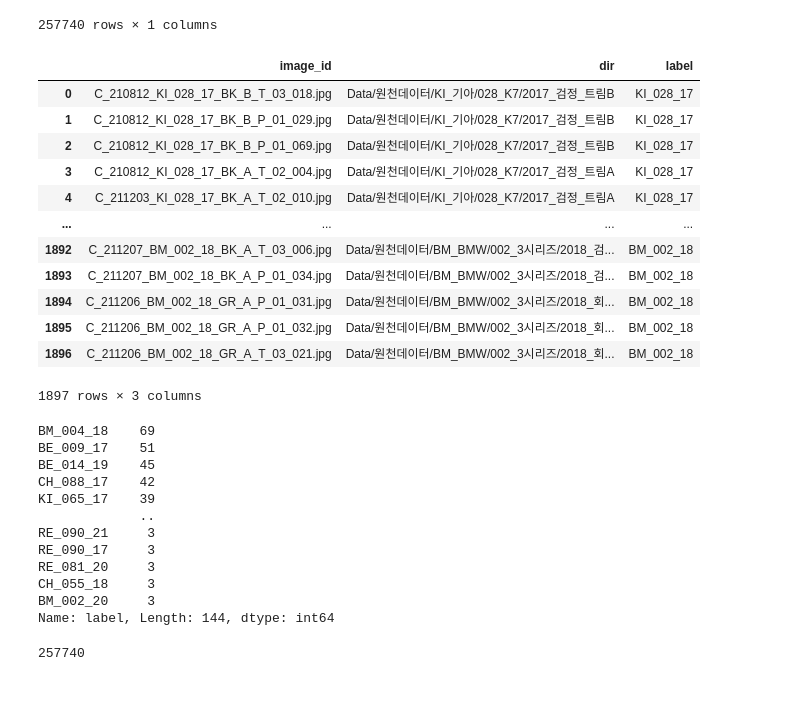
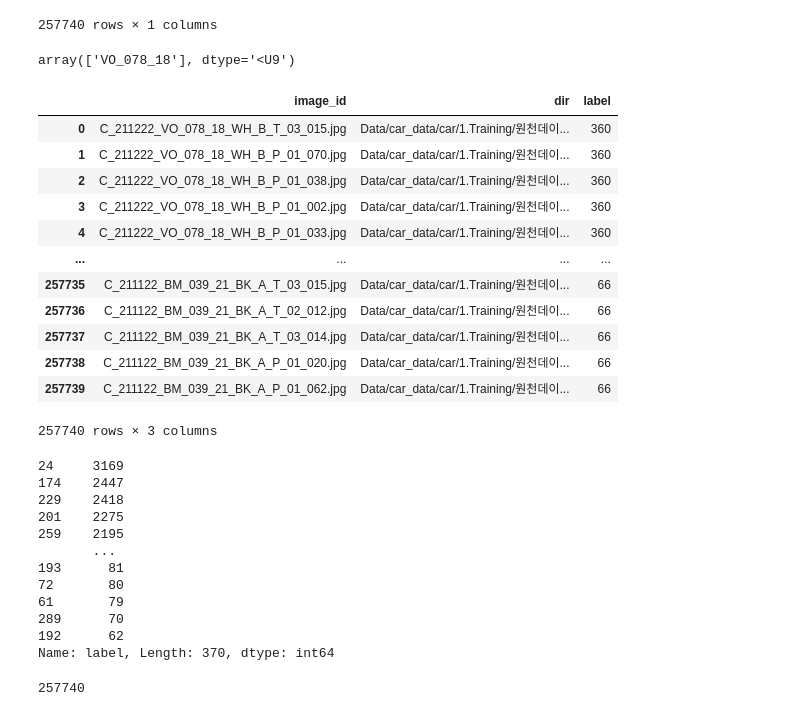
Before and after one commit to hojunking/efficientnet_pytorch, a Jupyter notebook: classification_train.ipynb, the cells around one changed output. Saved outputs shown, nothing was run; the diff lists cells and outputs as text; code cells hidden in the pictures.

```diff
--- a/classification_train.ipynb
+++ b/classification_train.ipynb
@@ -141,42 +137,47 @@ new_cat
 | 257738 | 66 |
 | 257739 | 66 |
 257740 rows × 1 columns
+# %%
+first = le.inverse_transform([360])
+first
+# %% [output]
+array(['VO_078_18'], dtype='<U9')
 # %%
 trn_df = pd.DataFrame(img_names, columns=['image_id'])
 trn_df['dir'] = trn_df['image_id'].apply(lambda x: os.path.dirname(x))
 trn_df['image_id'] = trn_df['image_id'].apply(lambda x: os.path.basename(x))
-trn_df['label'] = img_labels
+trn_df['label'] = new_cat
 train = trn_df
 train
 # %% [output]
 |  | image_id | dir | label |
-| 0 | C_210812_KI_028_17_BK_B_T_03_018.jpg | Data/원천데이터/KI_기아/028_K7/2017_검정_트림B | KI_028_17 |
-| 1 | C_210812_KI_028_17_BK_B_P_01_029.jpg | Data/원천데이터/KI_기아/028_K7/2017_검정_트림B | KI_028_17 |
-| 2 | C_210812_KI_028_17_BK_B_P_01_069.jpg | Data/원천데이터/KI_기아/028_K7/2017_검정_트림B | KI_028_17 |
-| 3 | C_210812_KI_028_17_BK_A_T_02_004.jpg | Data/원천데이터/KI_기아/028_K7/2017_검정_트림A | KI_028_17 |
-| 4 | C_211203_KI_028_17_BK_A_T_02_010.jpg | Data/원천데이터/KI_기아/028_K7/2017_검정_트림A | KI_028_17 |
+| 0 | C_211222_VO_078_18_WH_B_T_03_015.jpg | Data/car_data/car/1.Training/원천데이... | 360 |
+| 1 | C_211222_VO_078_18_WH_B_P_01_070.jpg | Data/car_data/car/1.Training/원천데이... | 360 |
+| 2 | C_211222_VO_078_18_WH_B_P_01_038.jpg | Data/car_data/car/1.Training/원천데이... | 360 |
+| 3 | C_211222_VO_078_18_WH_B_P_01_002.jpg | Data/car_data/car/1.Training/원천데이... | 360 |
+| 4 | C_211222_VO_078_18_WH_B_P_01_033.jpg | Data/car_data/car/1.Training/원천데이... | 360 |
 | ... | ... | ... | ... |
-| 1892 | C_211207_BM_002_18_BK_A_T_03_006.jpg | Data/원천데이터/BM_BMW/002_3시리즈/2018_검... | BM_002_18 |
-| 1893 | C_211207_BM_002_18_BK_A_P_01_034.jpg | Data/원천데이터/BM_BMW/002_3시리즈/2018_검... | BM_002_18 |
-| 1894 | C_211206_BM_002_18_GR_A_P_01_031.jpg | Data/원천데이터/BM_BMW/002_3시리즈/2018_회... | BM_002_18 |
-| 1895 | C_211206_BM_002_18_GR_A_P_01_032.jpg | Data/원천데이터/BM_BMW/002_3시리즈/2018_회... | BM_002_18 |
-| 1896 | C_211206_BM_002_18_GR_A_T_03_021.jpg | Data/원천데이터/BM_BMW/002_3시리즈/2018_회... | BM_002_18 |
+| 257735 | C_211122_BM_039_21_BK_A_T_03_015.jpg | Data/car_data/car/1.Training/원천데이... | 66 |
+| 257736 | C_211122_BM_039_21_BK_A_T_02_012.jpg | Data/car_data/car/1.Training/원천데이... | 66 |
+| 257737 | C_211122_BM_039_21_BK_A_T_03_014.jpg | Data/car_data/car/1.Training/원천데이... | 66 |
+| 257738 | C_211122_BM_039_21_BK_A_P_01_020.jpg | Data/car_data/car/1.Training/원천데이... | 66 |
+| 257739 | C_211122_BM_039_21_BK_A_P_01_062.jpg | Data/car_data/car/1.Training/원천데이... | 66 |
-1897 rows × 3 columns
+257740 rows × 3 columns
 # %%
 train.label.value_counts()
 # %% [output]
-BM_004_18    69
-BE_009_17    51
-BE_014_19    45
-CH_088_17    42
-KI_065_17    39
-             ..
-RE_090_21     3
-RE_090_17     3
-RE_081_20     3
-CH_055_18     3
-BM_002_20     3
-Name: label, Length: 144, dtype: int64
+24     3169
+174    2447
+229    2418
+201    2275
+259    2195
+       ...
+193      81
+72       80
+61       79
+289      70
+192      62
+Name: label, Length: 370, dtype: int64
 # %%
 print(len(train.label))
 # %% [output]
```
Also changed, not shown: parts of 6 cells of this notebook, 1 other file.
